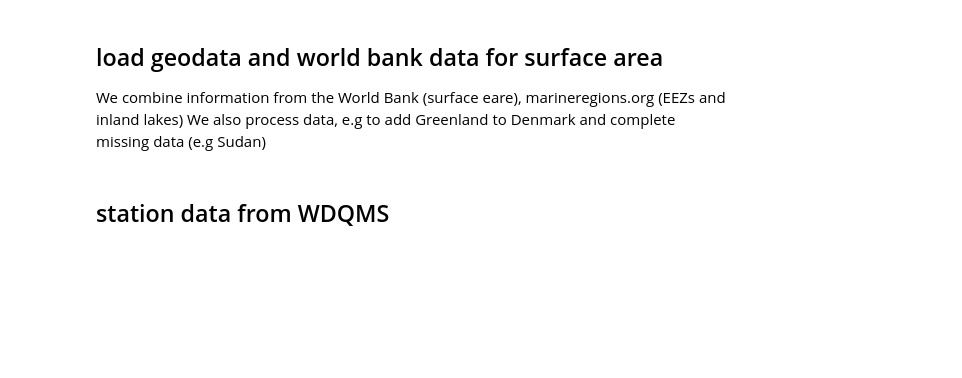
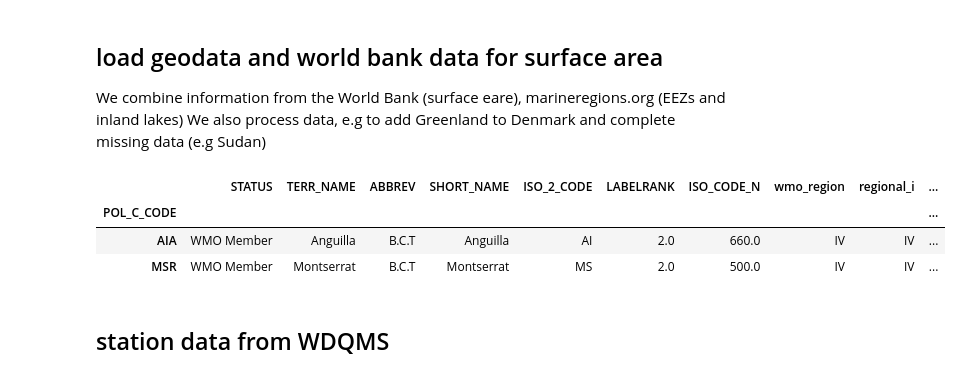
Before and after one commit to kurt-hectic/wmo-notebooks, a Jupyter notebook: GBON HR definitions.ipynb, the cells around one changed output. Saved outputs shown, nothing was run; the diff lists cells and outputs as text; code cells hidden in the pictures; blank space fills up the shorter version.

```diff
--- a/GBON HR definitions.ipynb
+++ b/GBON HR definitions.ipynb
@@ -62,40 +62,45 @@ df_eez.loc['DNK','eez_area_km2'] += df_eez.loc['GRL','eez_area_km2'] #add Greenl
 gdf_world=gdf_world.join(df_eez,on="POL_C_CODE") # add EEZ to our dataframe
 
 # inland waters
-gdf_inland_water = gpd.read_file("zip://".os.path.join( datadir , 'EEZ/eez_internal_waters_v2.zip') ).set_index("ISO_Ter1")
+gdf_inland_water = gpd.read_file("zip://"+os.path.join( datadir , 'EEZ/eez_internal_waters_v2.zip') ).set_index("ISO_Ter1")
 
 df_int_water = gdf_inland_water.groupby('ISO_Ter1')["Area_km2"].sum().to_frame()
 df_int_water.columns = ['int_water_km2']
 df_int_water.loc['DNK','int_water_km2'] += df_int_water.loc['GRL','int_water_km2'] # add Greenland to Denmark
 
 gdf_world=gdf_world.join(df_int_water,on="POL_C_CODE") # add inland water to our dataframe
 
 # read surface area from World Bank data
 df_surface_area = pd.read_csv( os.path.join( datadir ,  'WB\API_AG.LND.TOTL.K2_DS2_en_csv_v2_10578310.csv'),skiprows=4).set_index("Country Code")
 df_surface_area.loc['DNK','2017'] += df_surface_area.loc['GRL','2017'] # combine Denmark and Greenland
 df_surface_area = df_surface_area[["Country Name","2017"]].rename(columns={"2017":"surface_area_km2_wb"})
 
 # add computed and World Bank land area size and create totals
 gdf_world_area=gdf_world.join((gdf_world.to_crs("+proj=eqearth").area/10**6).to_frame().rename(columns={0:"surface_area_km2_comp"}))
 gdf_world_area=gdf_world_area.join(df_surface_area,on="POL_C_CODE")
 
 # no WB data for South Sudan and Sudan.. use GIS calculated values
 sdn_idx = gdf_world_area.POL_C_CODE.isin(["SDN","SSD"])
 gdf_world_area.loc[sdn_idx,"surface_area_km2_wb"] = gdf_world_area.loc[sdn_idx,"surface_area_km2_comp"]
 
 gdf_world_area["surface_area_total_km2"] = gdf_world_area[["surface_area_km2_wb","eez_area_km2","int_water_km2"]].sum(axis=1)
 #gdf_world_area=gdf_world_area[["STATUS","TERR_NAME","POL_C_CODE","geometry","Numeric","surface_area_km2_comp","surface_area_km2_wb","surface_area_total_km2","eez_area_km2","int_water_km2"]]
 gdf_world_area=gdf_world_area.set_index("POL_C_CODE")
 
 # add numeric iso code to EEZ GDF
 gdf_eez=gdf_eez.join(gdf_world_area[["ISO_CODE_N",]],how="inner")
 
 gdf_world_area.head(2)
 
 # TODO.. do we need to integrate futher areas,
 # US: Marshall Islands, Puerto Rico
 # Netherlands: Sint Maarten
 # Curacao
+# %% [output]
+|  | STATUS | TERR_NAME | ABBREV | SHORT_NAME | ISO_2_CODE | LABELRANK | ISO_CODE_N | wmo_region | regional_i | ... |
+| POL_C_CODE |  |  |  |  |  |  |  |  |  | ... |
+| AIA | WMO Member | Anguilla | B.C.T | Anguilla | AI | 2.0 | 660.0 | IV | IV | ... |
+| MSR | WMO Member | Montserrat | B.C.T | Montserrat | MS | 2.0 | 500.0 | IV | IV | ... |
 # %% [markdown]
 ## station data from WDQMS
 # %%
```
